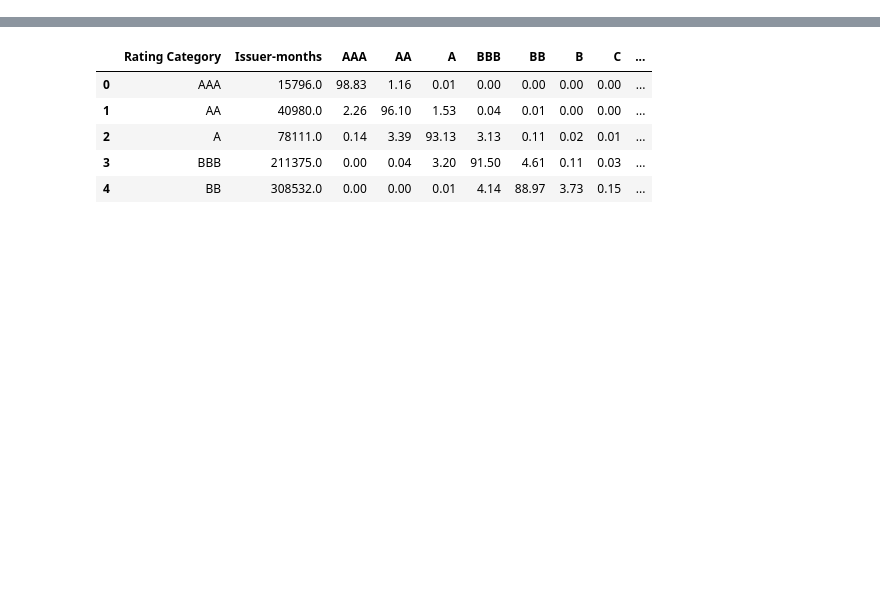
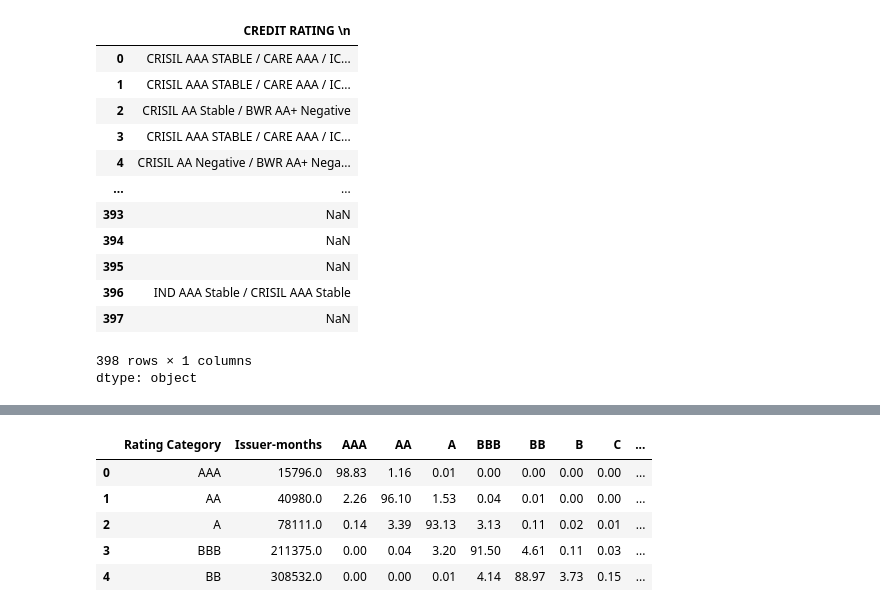
Before and after one commit to Rudra-prasad-tarai/CreditRiskOptimisation, a Jupyter notebook: Credit_Risk_Optimisation.ipynb, the cells around one changed output, grey strips where cells are left out. Cells and saved outputs as stored; diff of their text form; code cells hidden in the pictures; blank space fills up the shorter version.

```diff
--- a/Credit_Risk_Optimisation.ipynb
+++ b/Credit_Risk_Optimisation.ipynb
@@ -19,0 +32,17 @@ transition_matrix = pd.read_excel('/content/CreditRiskOptimisation/data/CrisilTr
+# %%
+bonds['CREDIT RATING \n']
+# %% [output]
+|  | CREDIT RATING \n |
+| 0 | CRISIL AAA STABLE / CARE AAA / IC... |
+| 1 | CRISIL AAA STABLE / CARE AAA / IC... |
+| 2 | CRISIL AA Stable / BWR AA+ Negative |
+| 3 | CRISIL AAA STABLE / CARE AAA / IC... |
+| 4 | CRISIL AA Negative / BWR AA+ Nega... |
+| ... | ... |
+| 393 | NaN |
+| 394 | NaN |
+| 395 | NaN |
+| 396 | IND AAA Stable / CRISIL AAA Stable |
+| 397 | NaN |
+398 rows × 1 columns
+dtype: object
```
Also changed, not shown: parts of 8 cells of this notebook.
